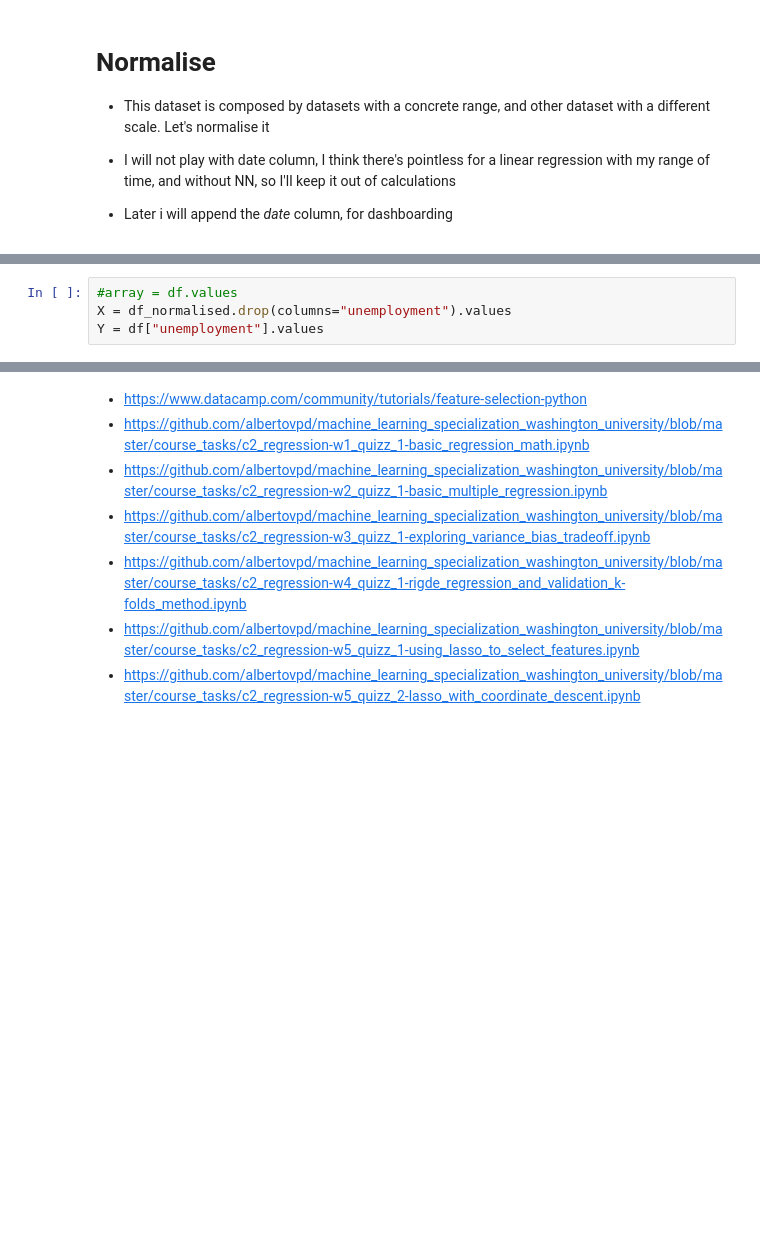
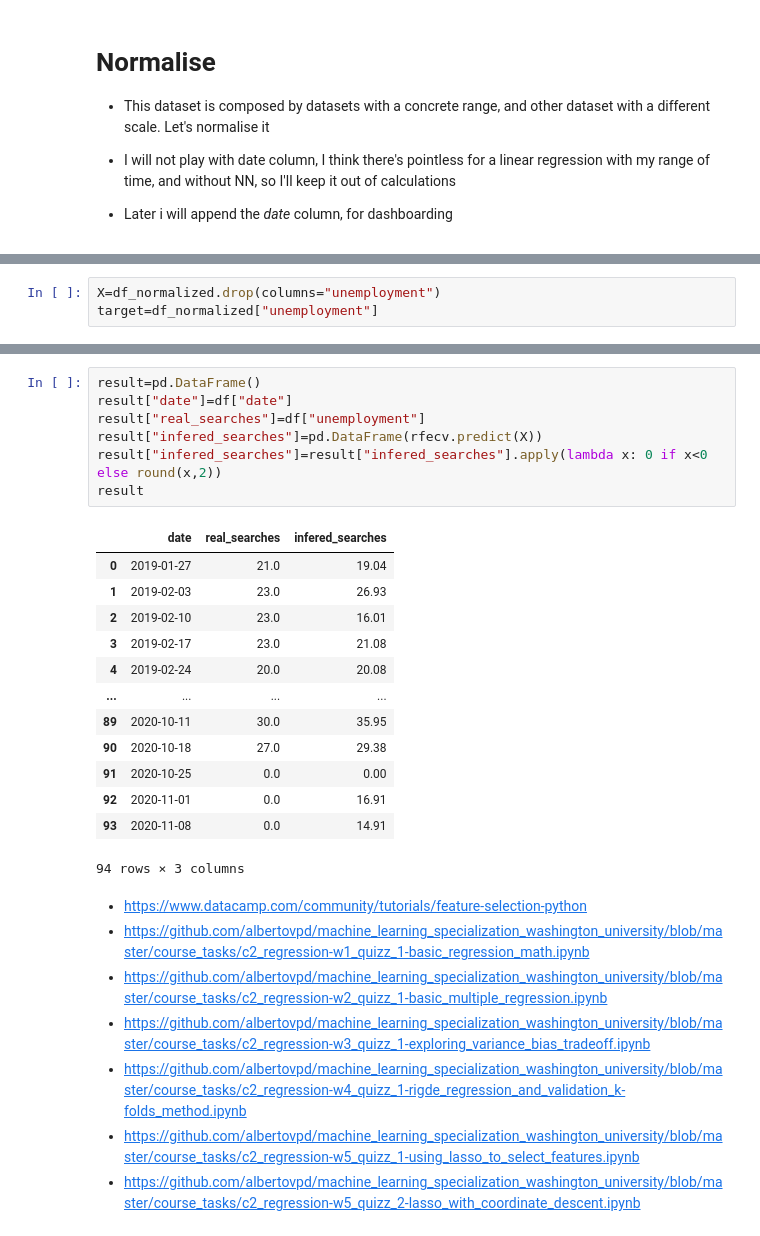
Before and after one commit to albertovpd/automated_ML_regression, a Jupyter notebook: how_to-3-ml_regression.ipynb, the cells around one changed output, grey strips where cells are left out. Drawn from its saved outputs; the diff is of its cells as text; blank space fills up the shorter version.

```diff
--- a/how_to-3-ml_regression.ipynb
+++ b/how_to-3-ml_regression.ipynb
@@ -46 +79,4 @@ df_normalised.columns = list(df.drop(columns="date").columns)
+# %%
+X=df_normalized.drop(columns="unemployment")
+target=df_normalized["unemployment"]
 # %%
@@ -65,4 +90,0 @@ from sklearn.feature_selection import chi2
-# %%
-#array = df.values
-X = df_normalised.drop(columns="unemployment").values
-Y = df["unemployment"].values
@@ -95,3 +135,24 @@ features = fit.transform(X)
+# %%
+result=pd.DataFrame()
+result["date"]=df["date"]
+result["real_searches"]=df["unemployment"]
+result["infered_searches"]=pd.DataFrame(rfecv.predict(X))
+result["infered_searches"]=result["infered_searches"].apply(lambda x: 0 if x<0 else round(x,2))
+result
+# %% [output]
+|  | date | real_searches | infered_searches |
+| 0 | 2019-01-27 | 21.0 | 19.04 |
+| 1 | 2019-02-03 | 23.0 | 26.93 |
+| 2 | 2019-02-10 | 23.0 | 16.01 |
+| 3 | 2019-02-17 | 23.0 | 21.08 |
+| 4 | 2019-02-24 | 20.0 | 20.08 |
+| ... | ... | ... | ... |
+| 89 | 2020-10-11 | 30.0 | 35.95 |
+| 90 | 2020-10-18 | 27.0 | 29.38 |
+| 91 | 2020-10-25 | 0.0 | 0.00 |
+| 92 | 2020-11-01 | 0.0 | 16.91 |
+| 93 | 2020-11-08 | 0.0 | 14.91 |
+94 rows × 3 columns
 # %% [markdown]
 - https://www.datacamp.com/community/tutorials/feature-selection-python
 - https://github.com/albertovpd/machine_learning_specialization_washington_university/blob/master/course_tasks/c2_regression-w1_quizz_1-basic_regression_math.ipynb
```
Also changed, not shown: parts of 17 cells of this notebook.
